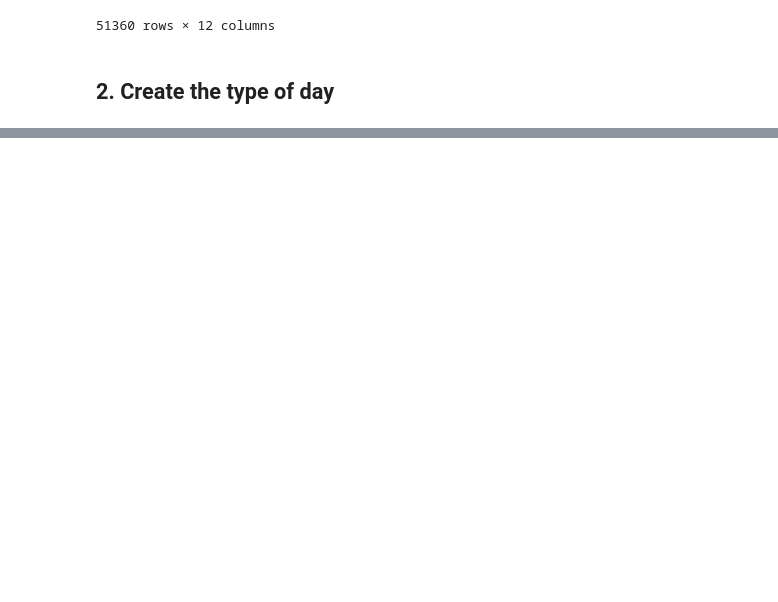
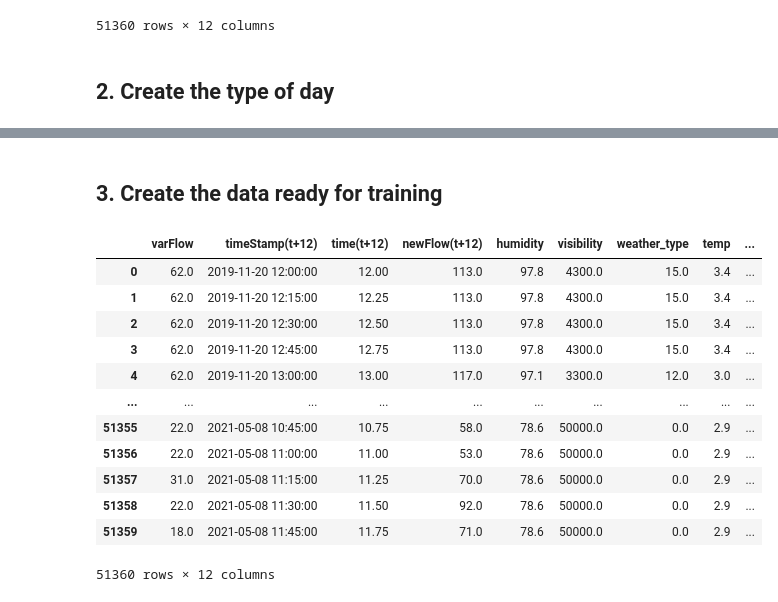
Before and after one commit to YueLi-0816/traffic_prediction, a Jupyter notebook: Before_training.ipynb, the cells around one changed output, grey strips where cells are left out. Saved outputs shown, nothing was run; the diff lists cells and outputs as text; code cells hidden in the pictures; blank space fills up the shorter version.

Commit message:
add type of day to the flow

```diff
--- a/Before_training.ipynb
+++ b/Before_training.ipynb
@@ -141,3 +142,5 @@ flow_weather
 51360 rows × 12 columns
 # %% [markdown]
 ## 2. Create the type of day
+# %%
+flow_weather['date'] = flow_weather['timeStamp(t+12)'].str.split(' ').str[0]
@@ -143,0 +161,7 @@ flow_weather
+# %%
+flow_weather['dayType(t+12)'] = 0
+for i in range(len(flow_weather)):
+    date_list = flow_weather['date'][i].split('-')
+    daytype = datetime.datetime(int(date_list[0]), int(date_list[1]), int(date_list[2])).weekday()
+    flow_weather['dayType(t+12)'][i] = daytype
+flow_weather
@@ -143,0 +186,19 @@ flow_weather
+# %% [markdown]
+## 3. Create the data ready for training
+# %%
+flow_weather = flow_weather.drop(columns=['timeStamp', 'date'])
+flow_weather
+# %% [output]
+|  | varFlow | timeStamp(t+12) | time(t+12) | newFlow(t+12) | humidity | visibility | weather_type | temp | ... |
+| 0 | 62.0 | 2019-11-20 12:00:00 | 12.00 | 113.0 | 97.8 | 4300.0 | 15.0 | 3.4 | ... |
+| 1 | 62.0 | 2019-11-20 12:15:00 | 12.25 | 113.0 | 97.8 | 4300.0 | 15.0 | 3.4 | ... |
+| 2 | 62.0 | 2019-11-20 12:30:00 | 12.50 | 113.0 | 97.8 | 4300.0 | 15.0 | 3.4 | ... |
+| 3 | 62.0 | 2019-11-20 12:45:00 | 12.75 | 113.0 | 97.8 | 4300.0 | 15.0 | 3.4 | ... |
+| 4 | 62.0 | 2019-11-20 13:00:00 | 13.00 | 117.0 | 97.1 | 3300.0 | 12.0 | 3.0 | ... |
+| ... | ... | ... | ... | ... | ... | ... | ... | ... | ... |
+| 51355 | 22.0 | 2021-05-08 10:45:00 | 10.75 | 58.0 | 78.6 | 50000.0 | 0.0 | 2.9 | ... |
+| 51356 | 22.0 | 2021-05-08 11:00:00 | 11.00 | 53.0 | 78.6 | 50000.0 | 0.0 | 2.9 | ... |
+| 51357 | 31.0 | 2021-05-08 11:15:00 | 11.25 | 70.0 | 78.6 | 50000.0 | 0.0 | 2.9 | ... |
+| 51358 | 22.0 | 2021-05-08 11:30:00 | 11.50 | 92.0 | 78.6 | 50000.0 | 0.0 | 2.9 | ... |
+| 51359 | 18.0 | 2021-05-08 11:45:00 | 11.75 | 71.0 | 78.6 | 50000.0 | 0.0 | 2.9 | ... |
+51360 rows × 12 columns
```
Also changed, not shown: parts of 4 cells of this notebook.
